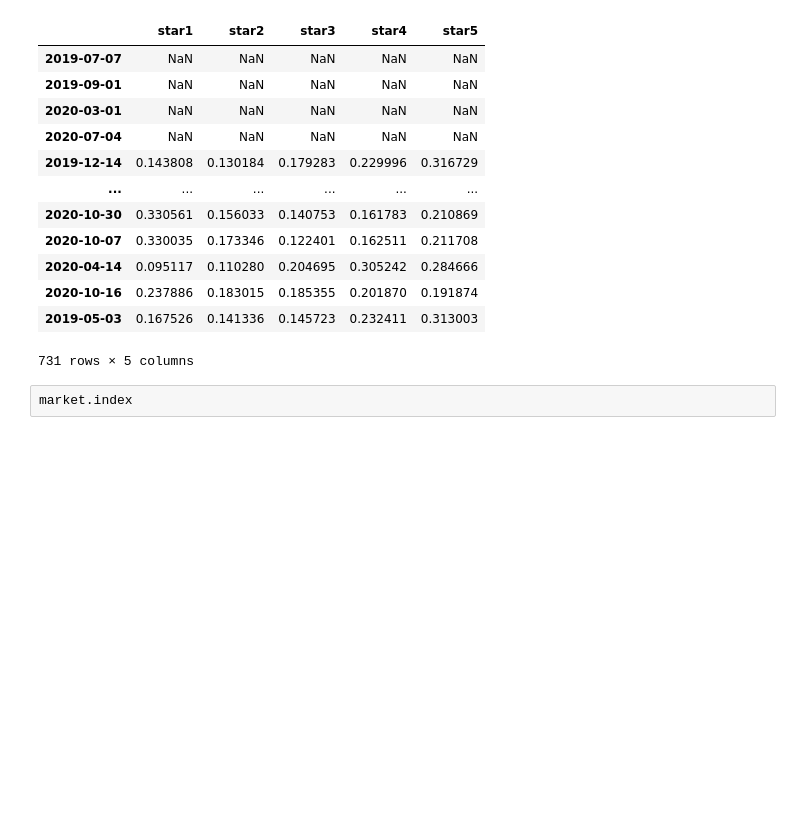
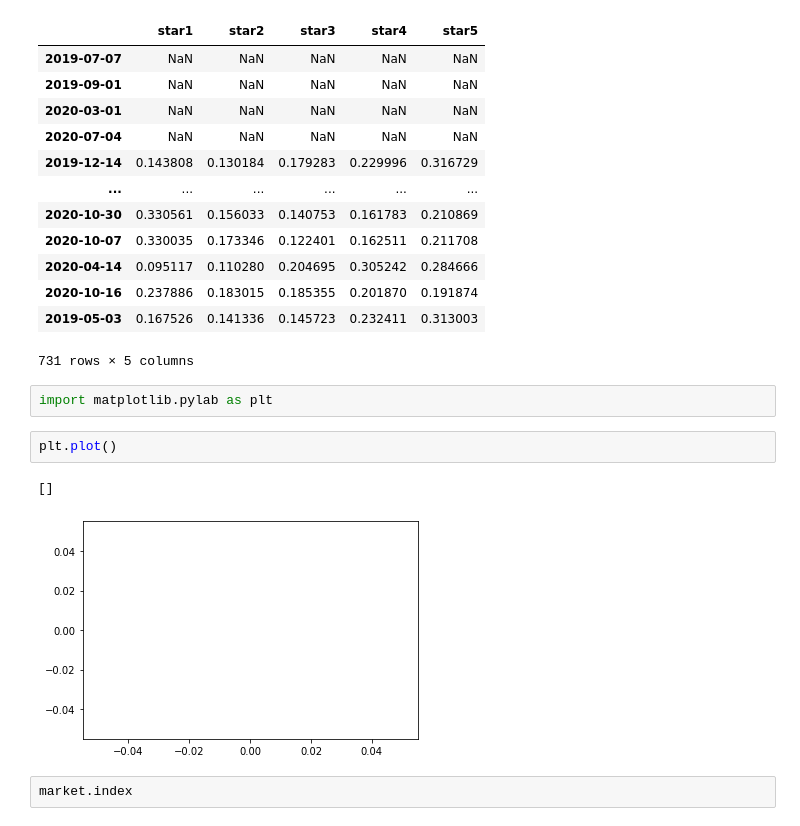
Before and after one commit to juanluisrto/stock-prediction-nlp, a Jupyter notebook: rename.ipynb, the cells around one changed output. Cells and saved outputs as stored; diff of their text form; blank space fills up the shorter version.

```diff
--- a/rename.ipynb
+++ b/rename.ipynb
@@ -296,6 +409,13 @@ sentiment.index
 | 2020-10-16 | 0.237886 | 0.183015 | 0.185355 | 0.201870 | 0.191874 |
 | 2019-05-03 | 0.167526 | 0.141336 | 0.145723 | 0.232411 | 0.313003 |
 731 rows × 5 columns
+# %%
+import matplotlib.pylab as plt
+# %%
+plt.plot()
+# %% [output]
+[]
+[figure, added]
 # %%
 market.index
 # %% [output]
```
Also changed, not shown: parts of 26 cells of this notebook, 5 other files.
